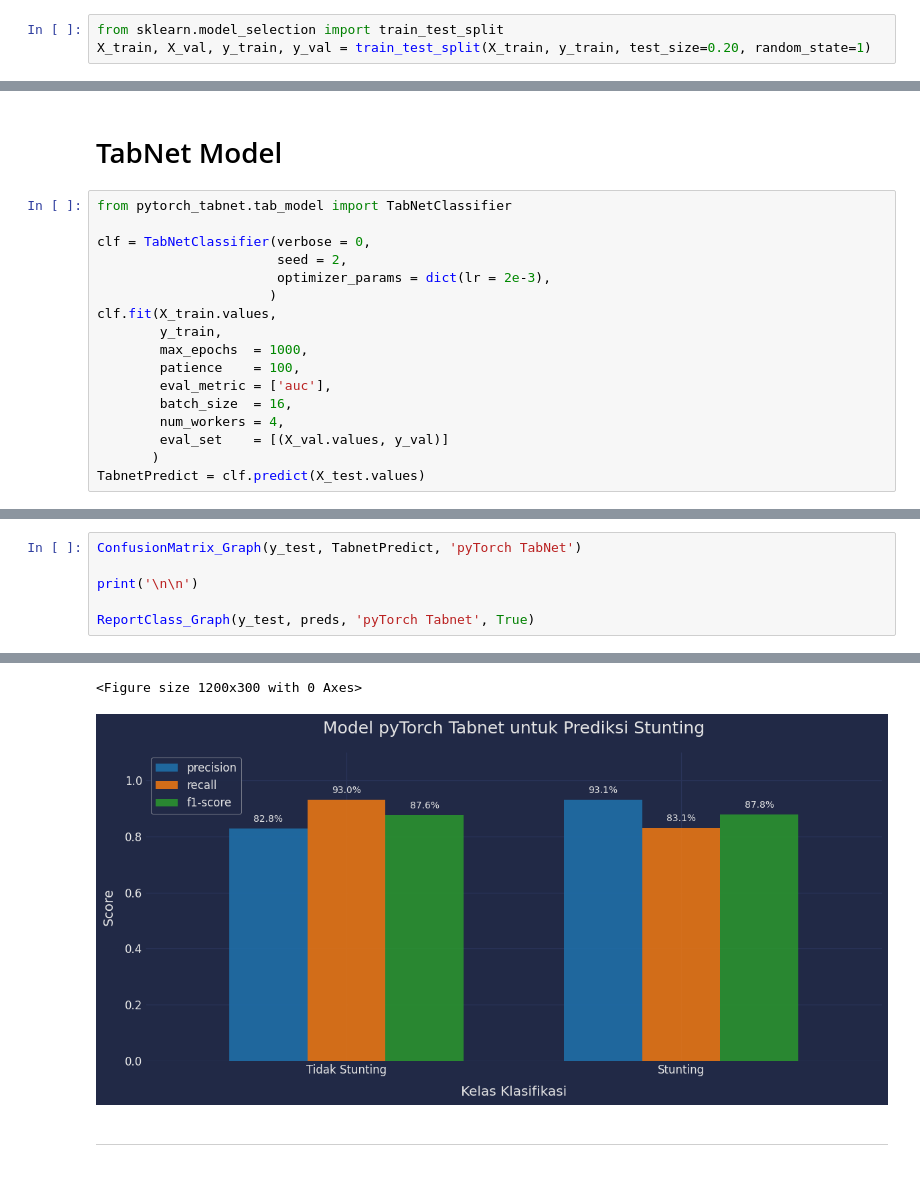
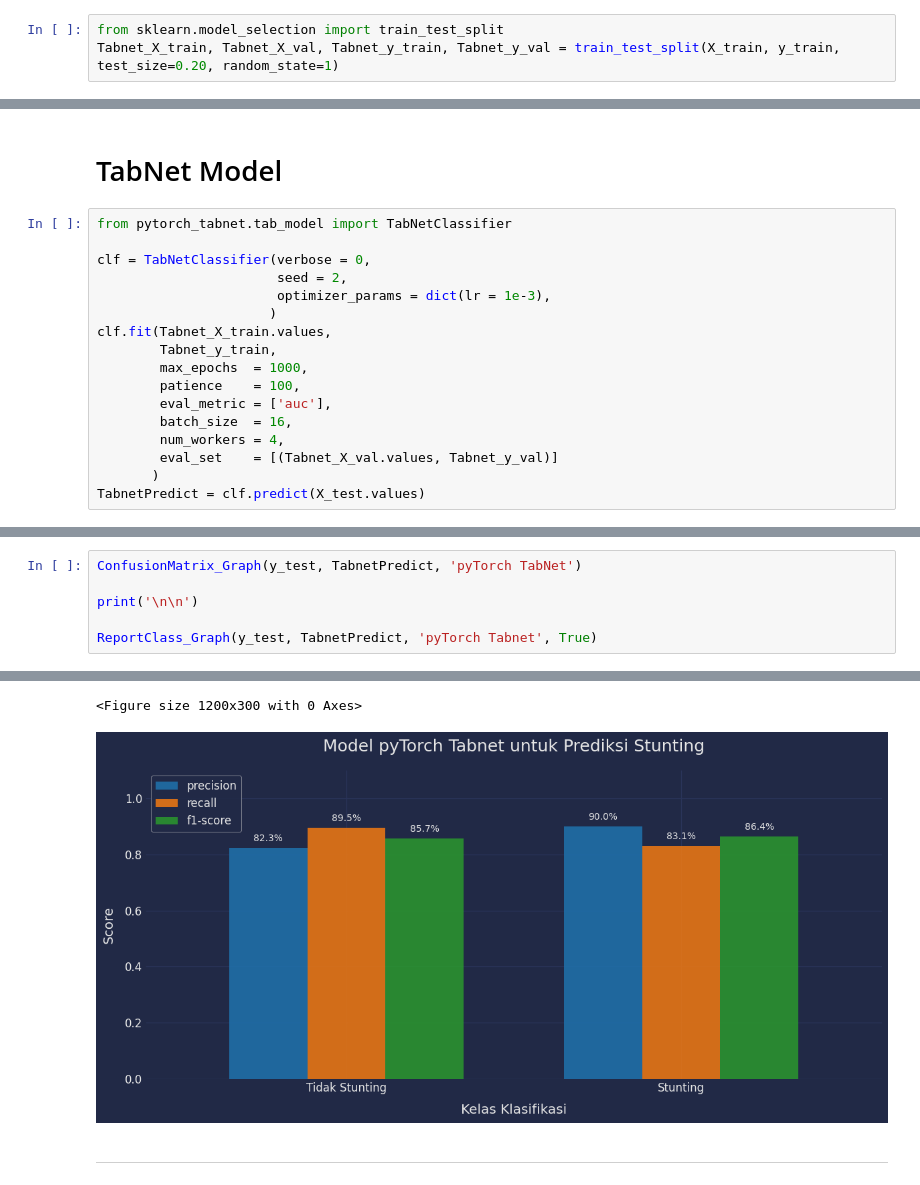
Before and after one commit to masterofray/AI_Stunting_model, a Jupyter notebook: notebooks/NB03_TabNet_plus_Classical_ML.ipynb, the cells around one changed output, grey strips where cells are left out. Saved outputs shown, nothing was run; the diff lists cells and outputs as text.

```diff
--- a/notebooks/NB03_TabNet_plus_Classical_ML.ipynb
+++ b/notebooks/NB03_TabNet_plus_Classical_ML.ipynb
@@ -601,7 +400,7 @@ X_train.head()
 | 4 | 10 | 1 | 2 | 1 | 0 | 0 | ... |
 # %%
 from sklearn.model_selection import train_test_split
-X_train, X_val, y_train, y_val = train_test_split(X_train, y_train, test_size=0.20, random_state=1)
+Tabnet_X_train, Tabnet_X_val, Tabnet_y_train, Tabnet_y_val = train_test_split(X_train, y_train, test_size=0.20, random_state=1)
 # %% [markdown]
 ---
 # %% [markdown]
@@ -611,16 +410,16 @@ from pytorch_tabnet.tab_model import TabNetClassifier
 
 clf = TabNetClassifier(verbose = 0,
                        seed = 2,
-                       optimizer_params = dict(lr = 2e-3),
+                       optimizer_params = dict(lr = 1e-3),
                       )
-clf.fit(X_train.values,
-        y_train,
+clf.fit(Tabnet_X_train.values,
+        Tabnet_y_train,
         max_epochs  = 1000,
         patience    = 100,
         eval_metric = ['auc'],
         batch_size  = 16,
         num_workers = 4,
-        eval_set    = [(X_val.values, y_val)]
+        eval_set    = [(Tabnet_X_val.values, Tabnet_y_val)]
        )
 TabnetPredict = clf.predict(X_test.values)
 # %% [output]
@@ -650,13 +449,13 @@ display(TBMetric)
 # %%
 ConfusionMatrix_Graph(y_test, TabnetPredict, 'pyTorch TabNet')
 
 print('\n\n')
 
-ReportClass_Graph(y_test, preds, 'pyTorch Tabnet', True)
+ReportClass_Graph(y_test, TabnetPredict, 'pyTorch Tabnet', True)
 # %% [output]
 [figure]
 <Figure size 1200x300 with 0 Axes>
-[figure, old version]
+[figure, new version]
 # %% [markdown]
 ---
 # %% [markdown]
```
Also changed, not shown: parts of 44 cells of this notebook, 1 other file.
